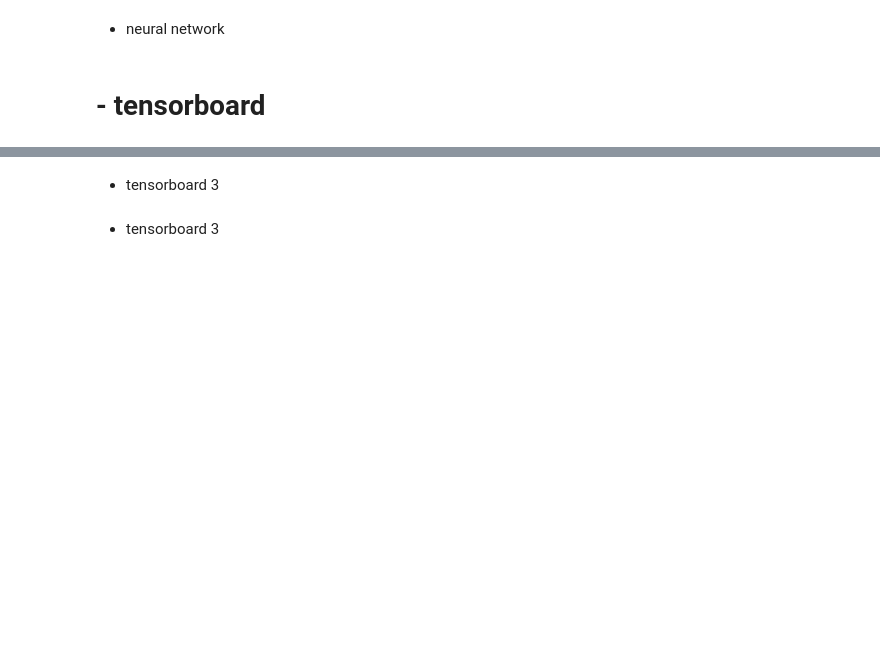
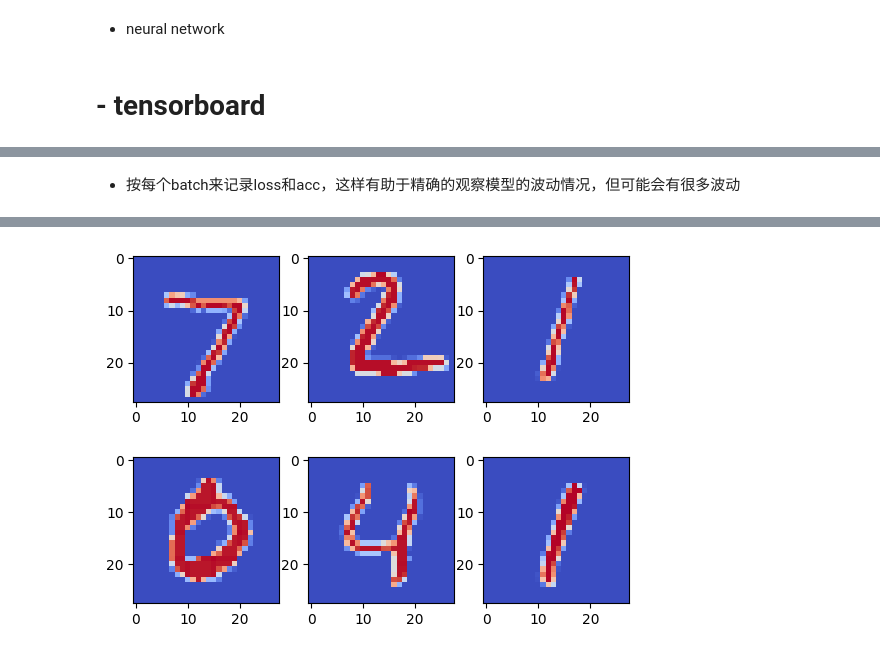
Before and after one commit to xinyyhu/pttutorial, a Jupyter notebook: 13 - Feed-Forward Neural Network.ipynb, the cells around one changed output, grey strips where cells are left out. Drawn from its saved outputs; the diff is of its cells as text; code cells hidden in the pictures; blank space fills up the shorter version.

```diff
--- a/13 - Feed-Forward Neural Network.ipynb
+++ b/13 - Feed-Forward Neural Network.ipynb
@@ -364,3 +402,5 @@ with torch.no_grad():
+# %% [markdown]
+- 按每个batch来记录loss和acc，这样有助于精确的观察模型的波动情况，但可能会有很多波动
 # %%
 import torch
 import torch.nn as nn
@@ -370,6 +410,7 @@ import matplotlib.pyplot as plt
 import sys
 
 from torch.utils.tensorboard import SummaryWriter
+# writer = SummaryWriter('runs/mnist1')
 writer = SummaryWriter()
 
 # ----------------------------------------------------------------------
@@ -380,9 +421,9 @@ print(device)
 input_size = 784 # 28x28
 hidden_size = 500
 num_classes = 10
-num_epochs = 2
+num_epochs = 1
 batch_size = 64
-learning_rate = 0.001
+lr = 0.01    # 可调
 
 # MNIST dataset
 train_dataset = torchvision.datasets.MNIST(root='./data',
@@ -422,7 +463,7 @@ for i in range(6):
 img_grid = torchvision.utils.make_grid(samples)
 writer.add_image('mnist_images', img_grid)
 writer.close()
-sys.exit()
+# sys.exit()
 
 # ------------------------------------------------------------------------------
 
@@ -437,7 +478,7 @@ class NeuralNet(nn.Module):
         out = self.l1(x)
         out = self.relu(out)
         out = self.l2(out)
-        return out   # don't activation function
+        return out   # don't need activation function
 
 model = NeuralNet(input_size, hidden_size, num_classes).to(device)
 
@@ -448,15 +489,16 @@ optimizer = torch.optim.Adam(model.parameters(), lr=lr)
 # tensorboard 2
 writer.add_graph(model, samples.reshape(-1, 28*28).to(device))
 writer.close()
-sys.exit()
+# sys.exit()
 
 # --------------------------------------------------------
 # reaining loop
 
 n_total_steps = len(train_loader)
+print(n_total_steps)
 
-running_loss = 0.0
-running_correct = 0.1
+# running_loss = 0.0
+# running_correct = 0
 for epoch in range(num_epochs):
     for i, (images, labels) in enumerate(train_loader):
         # 100, 1, 28, 28
@@ -474,16 +516,17 @@ for epoch in range(num_epochs):
         optimizer.step()
 
         # loss values and accuracy
-        running_loss += loss.item()
-        _, predictions = torch.max(outputs, 1)
-        running_correct += (predictions == labels).sum().item()
+        _, predictions = torch.max(outputs, 1)   # 找到batch里每个样本的是个标签中的最大的一个的index
+        correct = (predictions == labels).sum().item()   # 一共有batchsize个预测值，其中与真实标签一样的就为true，得到的是一个布尔数组，然后再求和
+        total = labels.size(0)
+        accuracy = 100 * correct / total    # 正确值除以每个批次的size，得到正确率，这是求的一个batch的准确率
+
+        writer.add_scalar('training loss', loss.item(), epoch * n_total_steps + i)
+        writer.add_scalar('accuracy', accuracy, epoch * n_total_steps + i)
 
         if (i+1) % 100 == 0:
-            print(f'epoch {epoch}/{num_epochs}, step {i+1}/{n_total_steps}, loss = {loss:.4f}')
-            writer.add_scalar('training loss', running_loss / 100, epoch * n_total_steps + i)
-            writer.add_scalar('accuracy', running_correct / 100, epoch * n_total_steps + i)
-            running_loss = 0.0
-            running_correct = 0.0
+            print(f'Epoch [{epoch+1}/{num_epochs}], Step [{i+1}/{n_total_steps}], Loss = {loss:.4f}')
+
 # test
 with torch.no_grad():
     n_test_steps = len(test_loader)
@@ -501,3 +544,4 @@ with torch.no_grad():
         acc = 100.0 * n_correct / n_samples
         if (i+1) % 10 == 0:
             print(f'step {i+1}/{n_test_steps}, accuracy = {acc:.4f}')
+# %% [output]
@@ -504,2 +565 @@ with torch.no_grad():
+[figure, added]
-# %% [markdown]
-- tensorboard 3
@@ -646,2 +565,0 @@ with torch.no_grad():
-# %% [markdown]
-- tensorboard 3
```
Also changed, not shown: parts of 8 cells of this notebook.
